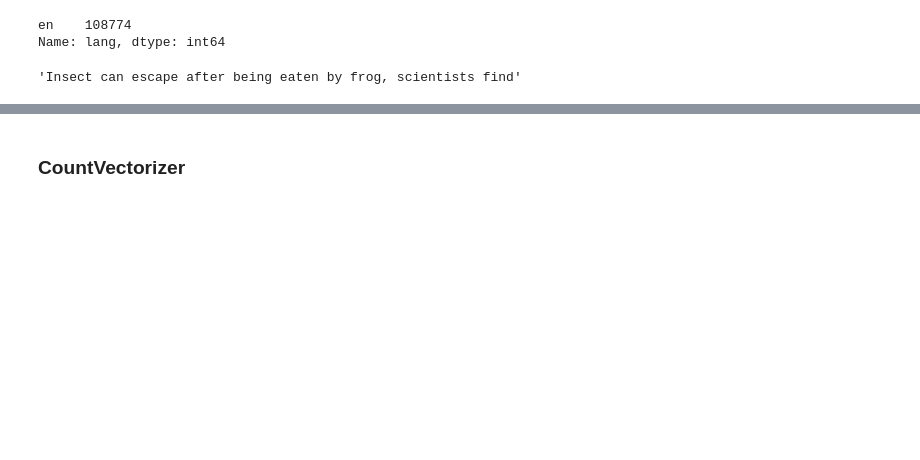
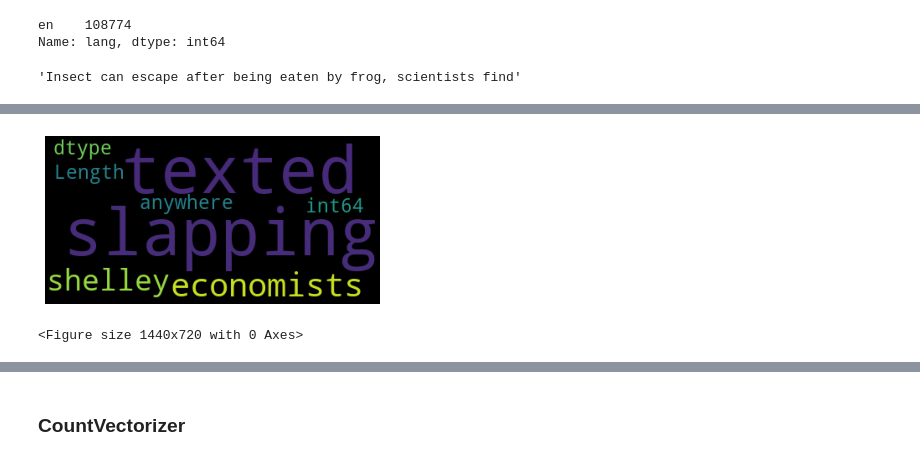
Before and after one commit to madoriathomas/capstone, a Jupyter notebook: capstone.ipynb, the cells around one changed output, grey strips where cells are left out. Cells and saved outputs as stored; diff of their text form; code cells hidden in the pictures; blank space fills up the shorter version.

```diff
--- a/capstone.ipynb
+++ b/capstone.ipynb
@@ -110,0 +185,11 @@ X = [lemmatizer.lemmatize(word[0], word[1]) for word in X]
+# %%
+world_counts = pd.Series(world_list).value_counts()
+
+wordcloud = WordCloud(max_words=100, width=400, height=200).generate(str(world_counts))
+plt.imshow(wordcloud)
+plt.axis('off')
+plt.figure(figsize=(20,10))
+plt.show()
+# %% [output]
+[figure, added]
+<Figure size 1440x720 with 0 Axes>
```
Also changed, not shown: parts of 29 cells of this notebook.
